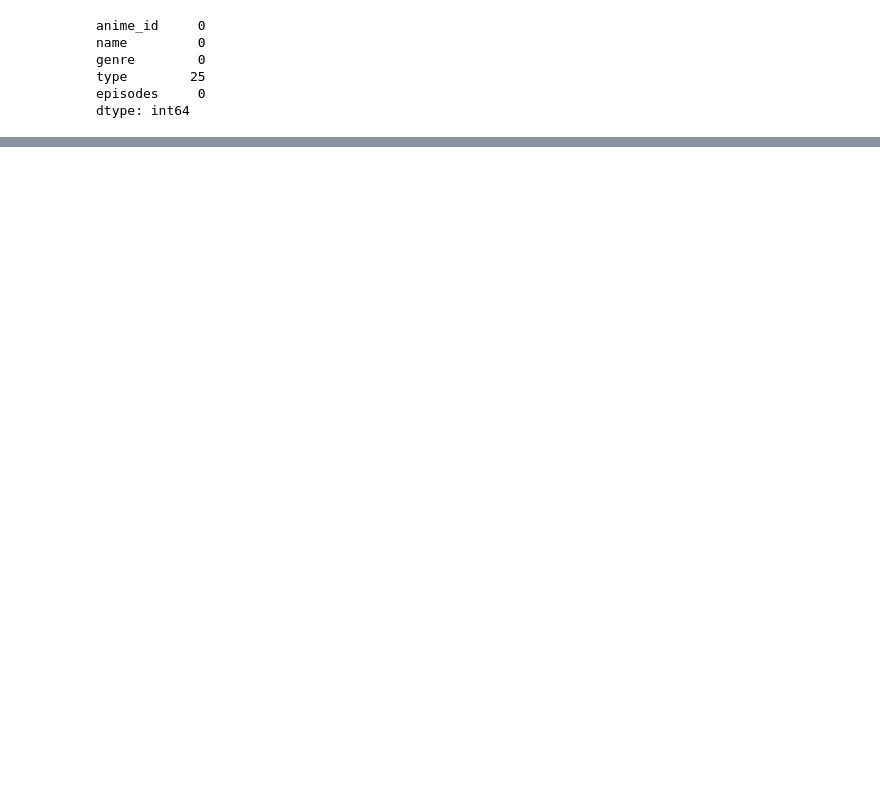
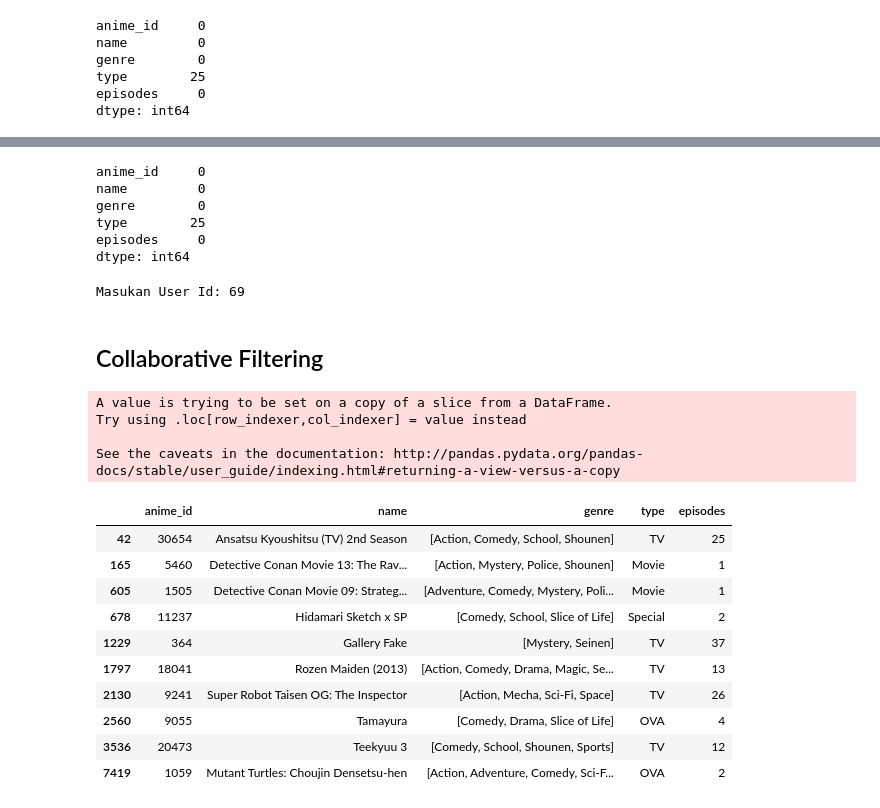
Before and after one commit to JoshuaChoa/IYKRA, a Jupyter notebook: Day 20/Recommendation_Practice.ipynb, the cells around one changed output, grey strips where cells are left out. Drawn from its saved outputs; the diff is of its cells as text; code cells hidden in the pictures; blank space fills up the shorter version.

```diff
--- a/Day 20/Recommendation_Practice.ipynb
+++ b/Day 20/Recommendation_Practice.ipynb
@@ -1525,0 +1605,56 @@ TypeError: 'str' object is not callable
+# %%
+anime['genre'] = anime['genre'].fillna('None')
+# %%
+anime.isnull().sum()
+# %% [output]
+anime_id     0
+name         0
+genre        0
+type        25
+episodes     0
+dtype: int64
+# %%
+def rekomendasi_anime_content(user_id):
+    #Melakukan One Hot Encoding untuk dataframe baru
+    #Kita copy dulu
+    new_anime = anime.copy()
+    #Kita looping untuk setiap row di df, lalu looping lagi di genres list dan taroh list tsb ke dalam kolom
+    for index, row in anime.iterrows():
+        for genre in row['genre']:
+            new_anime.at[index, genre] = 1
+    #Yang tidak termasuk genrenya ke dalam list maka kita diisi dengan 0
+    new_anime = new_anime.fillna(0)
+
+    #Kita membuat movie input dari user
+    rating_grouping = ratings.groupby('user_id')
+    user_id_anime = rating_grouping.get_group(user_id).head(5)
+
+    #Kemudian melakukan One Hot Encoding untuk input movie user
+    user_anime_encoding = new_anime[new_anime['anime_id'].isin(user_id_anime['anime_id'].tolist())]
+    #Reset index
+    user_anime_encoding = user_anime_encoding.reset_index(drop=True)
+    #Drop unused columns
+    user_anime_encoding = user_anime_encoding.drop(columns=['anime_id', 'name', 'genre', 'type', 'episodes'])
+
+    #Mencari tahu user profile berdasarkan genrenya
+    #Menggunakan dot product untuk mendapatkan bobot dari setiap genre
+    user_profile = user_anime_encoding.transpose().dot(user_id_anime['rating'].reset_index(drop=True))
+
+    #Melakukan Rekomendasi Film
+    new_anime.set_index(new_anime['anime_id'], inplace=True)
+    new_anime = new_anime.drop('anime_id', 1).drop('name', 1).drop('genre', 1).drop('type', 1).drop('episodes', 1)
+    #Multiply the genres by the weights and then take the weighted average
+    rekomendasi_anime = ((new_anime*user_profile).sum(axis=1))/(user_profile.sum())
+    #Urutkan berdasarkan nilai weughted average tertinggti
+    rekomendasi_anime = rekomendasi_anime.sort_values(ascending=False)
+    #Rekomendasi film final untuk User
+    rekomendasi_anime_final = anime.loc[anime['anime_id'].isin(rekomendasi_anime.head(10).keys())]
+
+    return rekomendasi_anime_final #rekomendasi_film_final
+# %%
+user = int(input('Masukan User Id: '))
+cb = rekomendasi_anime_content(user)
+# %% [output]
+Masukan User Id: 69
+# %% [markdown]
+## Collaborative Filtering
@@ -1525,0 +1741,18 @@ TypeError: 'str' object is not callable
+# %%
+rekomendasi_film(cb)
+# %% [output]
+A value is trying to be set on a copy of a slice from a DataFrame.
+Try using .loc[row_indexer,col_indexer] = value instead
+
+See the caveats in the documentation: http://pandas.pydata.org/pandas-docs/stable/user_guide/indexing.html#returning-a-view-versus-a-copy
+|  | anime_id | name | genre | type | episodes |
+| 42 | 30654 | Ansatsu Kyoushitsu (TV) 2nd Season | [Action, Comedy, School, Shounen] | TV | 25 |
+| 165 | 5460 | Detective Conan Movie 13: The Rav... | [Action, Mystery, Police, Shounen] | Movie | 1 |
+| 605 | 1505 | Detective Conan Movie 09: Strateg... | [Adventure, Comedy, Mystery, Poli... | Movie | 1 |
+| 678 | 11237 | Hidamari Sketch x SP | [Comedy, School, Slice of Life] | Special | 2 |
+| 1229 | 364 | Gallery Fake | [Mystery, Seinen] | TV | 37 |
+| 1797 | 18041 | Rozen Maiden (2013) | [Action, Comedy, Drama, Magic, Se... | TV | 13 |
+| 2130 | 9241 | Super Robot Taisen OG: The Inspector | [Action, Mecha, Sci-Fi, Space] | TV | 26 |
+| 2560 | 9055 | Tamayura | [Comedy, Drama, Slice of Life] | OVA | 4 |
+| 3536 | 20473 | Teekyuu 3 | [Comedy, School, Shounen, Sports] | TV | 12 |
+| 7419 | 1059 | Mutant Turtles: Choujin Densetsu-hen | [Action, Adventure, Comedy, Sci-F... | OVA | 2 |
```
Also changed, not shown: parts of 25 cells of this notebook, 1 other file.
